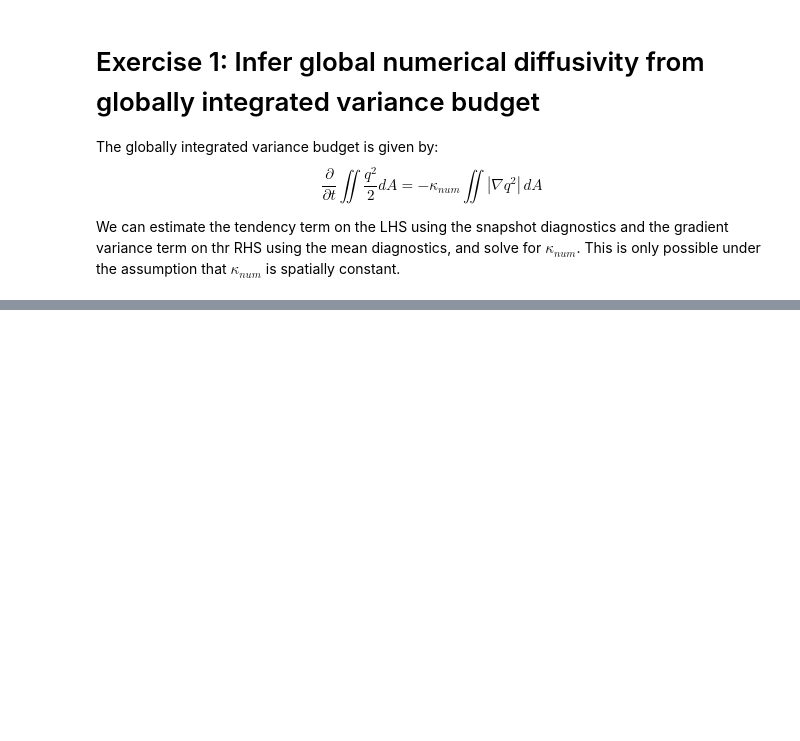
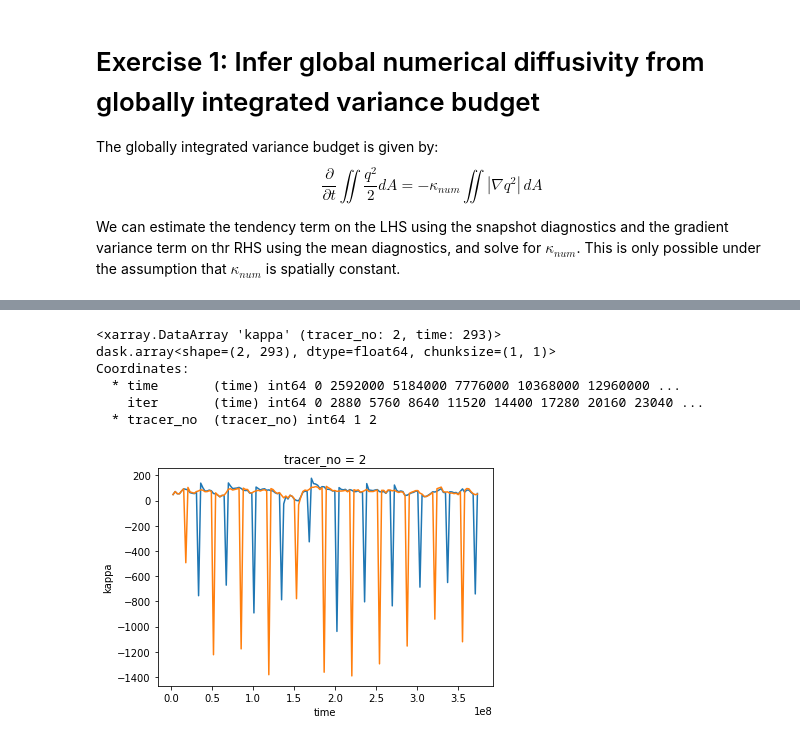
Before and after one commit to jbusecke/aviso_surface_tracer, a Jupyter notebook: notebooks/DiagnoseNumDiffusivity.ipynb, the cells around one changed output, grey strips where cells are left out. Drawn from its saved outputs; the diff is of its cells as text; code cells hidden in the pictures; blank space fills up the shorter version.

```diff
--- a/notebooks/DiagnoseNumDiffusivity.ipynb
+++ b/notebooks/DiagnoseNumDiffusivity.ipynb
@@ -61,28 +80,24 @@ timestep = 900 # in seconds
 chunksize = 1000
 readin_dict = dict(delta_t=timestep, swap_dims=False, chunks={'i':chunksize,'j':chunksize,
                                                               'i_g':chunksize,'j_g':chunksize})
-kappa = 63
 
-# for rr in ['PSI', 'LAT', 'SSS', 'SST']:
-for rr in ['LAT']:
+budget_datasets = []
+inits = ['PSI', 'LAT', 'SSS', 'SST']
+for rr in inits:
+    print(rr)
     run = 'run_KOC_%s_variance_budget' %rr
     rundir = pjoin(ddir,run)
 
     ds_mean = convert_trnum2dimension(open_mdsdataset(rundir,prefix=['tracer_diags'],
-                                                  **readin_dict))
+                                                  **readin_dict)).persist()
 
     ds_snap = convert_trnum2dimension(open_mdsdataset(rundir,prefix=['tracer_snapshots'],
-                                                      **readin_dict))
+                                                      **readin_dict)).persist()
     grid = Grid(ds_mean)
 
     # Determine the numerical diffusivity from globally integrated variance budget
-    inferred_kappa = infer_kappa_from_global_variance_budget(ds_snap, ds_mean, grid).compute()
-    plt.figure(figsize=[8,2])
-    for tt in inferred_kappa.tracer_no:
-        inferred_kappa.sel(tracer_no=tt).plot()
-    plt.gca().set_ylim([0,10])
-    plt.axhline(0, color='0.7')
-    plt.ylabel('kappa [m/s^2]')
-    plt.title('%s numerical diffusivity inferred from global variance budget' %rr)
-    plt.legend(['tracer%02i' %a for a in ds_mean.tracer_no.data])
+    budget_datasets.append(infer_kappa_from_global_variance_budget(ds_snap, ds_mean, grid))
+ds_budget = xr.concat(budget_datasets, dim=inits)
+ds_budget = ds_budget.rename({'concat_dim':'init'})
+ds_budget
 # %% [output]
@@ -106,0 +139,14 @@ KeyboardInterrupt:
+# %%
+kappa_dict['SSS']['kappa']
+# %% [output]
+<xarray.DataArray 'kappa' (tracer_no: 2, time: 293)>
+dask.array<shape=(2, 293), dtype=float64, chunksize=(1, 1)>
+Coordinates:
+  * time       (time) int64 0 2592000 5184000 7776000 10368000 12960000 ...
+    iter       (time) int64 0 2880 5760 8640 11520 14400 17280 20160 23040 ...
+  * tracer_no  (tracer_no) int64 1 2
+# %%
+for tt in range(2):
+    kappa_dict['SST']['kappa'].isel(tracer_no=tt).plot()
+# %% [output]
+[figure, added]
```
Also changed, not shown: parts of 12 cells of this notebook, 7 other files.
